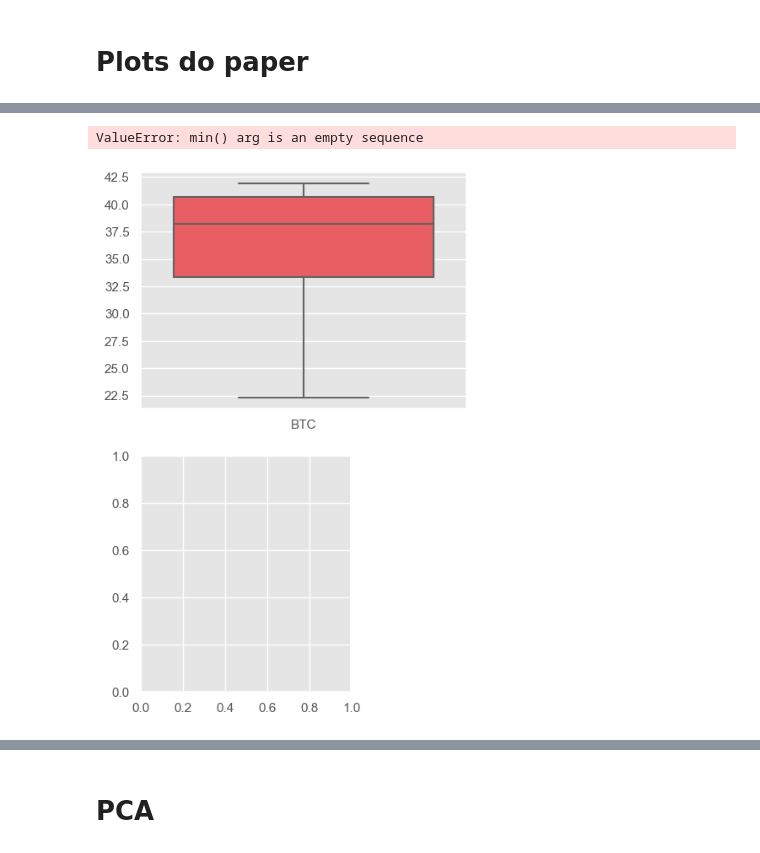
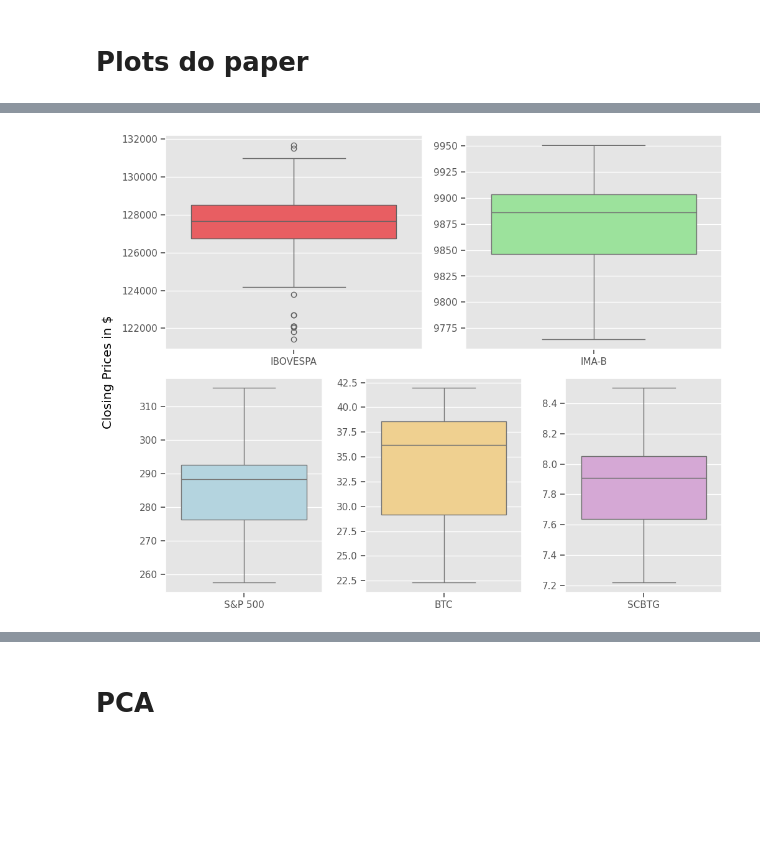
Before and after one commit to Traivok/bss, a Jupyter notebook: main.ipynb, the cells around one changed output, grey strips where cells are left out. Saved outputs shown, nothing was run; the diff lists cells and outputs as text; code cells hidden in the pictures; blank space fills up the shorter version.

```diff
--- a/main.ipynb
+++ b/main.ipynb
@@ -6,11 +6,12 @@ import numpy as np
 import pandas as pd
 import seaborn as sns
 import matplotlib as plt
+import mfn
 
 csv_files = [
-    ('bitcoin_trust.csv', 'BTC'),
+    ('bitcoin_trust.csv', 'IBTC'),
     ('ibovespa.csv', 'IBOVESPA'),
-    ('ima.csv', 'IMA-B'),
+    ('imab.csv', 'IMA-B'),
     ('scbtg.csv', 'SCBTG'),
     ('sp500.csv', 'S&P 500'),
 ]
@@ -228,12 +168,6 @@ for path, name in csv_files:
 
     time_series_list.append((data, name))
 
-group_a = ["BTC"]
-#group_b = ['BNB', 'ETH','SOL','XRP','EUR/USD','NYA','Gold','S&P 500']
-group_b = ['ETH','NYA']
-group_c = ['Gold','S&P 500']
-group_d = ['BNB','SOL','XRP','EUR/USD']
-
 time_series = [x[0] for x in time_series_list]
 labels = [x[1] for x in time_series_list]
 
@@ -244,13 +178,14 @@ data = {
 
 # Create a DataFrame
 df = pd.DataFrame(data)
+#print(data)
+# Create a new column 'group' based on the label
 
-# Create a new column 'group' based on the label
-group_A_labels = ['BTC'] # Group A
-group_B_labels = ['ETH','NYA']   # Group B
-group_C_labels = ['Gold','S&P 500']   # Group C
-group_D_labels = ['BNB','SOL'] # Group D
-group_E_labels = ['XRP','EUR/USD'] # Group D
+group_A_labels = ['IBOVESPA'] # Group A
+group_B_labels = ['S&P 500']   # Group B
+group_C_labels = ['IMA-B']   # Group C
+group_D_labels = ['BTC'] # Group D
+group_E_labels = ['SCBTG'] # Group D
 
 # Create a new column 'group' based on the label
 df['group'] = df['label'].apply(
@@ -261,7 +196,8 @@ df['group'] = df['label'].apply(
 )
 
 # Flatten the lists in the 'data' column
-df_exploded = df.explode('data')
+df_exploded = df.explode('data').reset_index()
+df_exploded['data'].to_markdown()
 
 # Create a figure with a gridspec layout
 fig = plt.figure(figsize=(12, 8))
@@ -272,57 +208,57 @@ ax1 = fig.add_subplot(gs[0, 0:3])
 sns.boxplot(data=df_exploded[df_exploded['group'] == 'A'], x='label', y='data', color="#FF474C", ax=ax1)
 ax1.set_xlabel('')  # Remove x-axis label
 ax1.set_ylabel('')  # Remove y-axis label
-ax1.set_xticklabels(["BTC"])  # Remove x-axis tick labels
+ax1.set_xticks(["IBOVESPA"])  # Remove x-axis tick marks
+ax1.set_xticklabels(["IBOVESPA"])  # Remove x-axis tick labels
 #ax1.set_yticklabels([])  # Remove y-axis tick labels
-#ax1.set_xticks([])  # Remove x-axis tick marks
 #ax1.set_yticks([])  # Remove y-axis tick marks
 
 ax2 = fig.add_subplot(gs[1, 0:2])
-sns.boxplot(data=df_exploded[df_exploded['group'] == 'B'], x='label', y='data', palette=["#FF474C","lightblue"], ax=ax2)
+sns.boxplot(data=df_exploded[df_exploded['group'] == 'B'], x='label', y='data', color="lightblue", ax=ax2)
 ax2.set_xlabel('')  # Remove x-axis label
 ax2.set_ylabel('')  # Remove y-axis label
-ax2.set_xticklabels(group_B_labels)  # Remove x-axis tick labels
-# ax2.set_yticklabels([])  # Remove y-axis tick labels
-# ax2.set_xticks([])  # Remove x-axis tick marks
+ax2.set_xticks(["S&P 500"])  # Remove x-axis tick marks
+ax2.set_xticklabels(["S&P 500"])  # Remove x-axis tick labels
+# ax2.set_yticklabels([])  # Remove y-axis tick label
 # ax2.set_yticks([])  # Remove y-axis tick marks
 
 ax3 = fig.add_subplot(gs[0, 3:6])
-sns.boxplot(data=df_exploded[df_exploded['group'] == 'C'], x='label', y='data', palette=["lightgreen","lightblue"], ax=ax3)
+sns.boxplot(data=df_exploded[df_exploded['group'] == 'C'], x='label', y='data', color="lightgreen", ax=ax3)
 ax3.set_xlabel('')  # Remove x-axis label
 ax3.set_ylabel('')  # Remove y-axis label
+ax3.set_xticks(group_C_labels)  # Remove x-axis tick marks
 ax3.set_xticklabels(group_C_labels)  # Remove x-axis tick labels
 # ax3.set_yticklabels([])  # Remove y-axis tick labels
-# ax3.set_xticks([])  # Remove x-axis tick marks
+#ax3.set_xticks(group_C_labels)  # Remove x-axis tick marks
 # ax3.set_yticks([])  # Remove y-axis tick marks
 
 ax4 = fig.add_subplot(gs[1, 2:4])
-sns.boxplot(data=df_exploded[df_exploded['group'] == 'D'], x='label', y='data', color="#FF474C", ax=ax4)
+sns.boxplot(data=df_exploded[df_exploded['group'] == 'D'], x='label', y='data', color="#FFD580", ax=ax4)
 ax4.set_xlabel('')  # Remove x-axis label
 ax4.set_ylabel('')  # Remove y-axis label
+ax4.set_xticks(group_D_labels)  # Remove x-axis tick marks
 ax4.set_xticklabels(group_D_labels)  # Remove x-axis tick labels
 # ax4.set_yticklabels([])  # Remove y-axis tick labels
-# ax4.set_xticks([])  # Remove x-axis tick marks
 # ax4.set_yticks([])  # Remove y-axis tick marks
 
 ax5 = fig.add_subplot(gs[1, 4:6])
-sns.boxplot(data=df_exploded[df_exploded['group'] == 'E'], x='label', y='data', palette=["#FF474C","#DDA0DD"], ax=ax5)
+sns.boxplot(data=df_exploded[df_exploded['group'] == 'E'], x='label', y='data', color="#DDA0DD", ax=ax5)
 ax5.set_xlabel('')  # Remove x-axis label
 ax5.set_ylabel('')  # Remove y-axis label
+ax5.set_xticks(group_E_labels)  # Remove x-axis tick marks
 ax5.set_xticklabels(group_E_labels)  # Remove x-axis tick labels
 # ax5.set_yticklabels([])  # Remove y-axis tick labels
-# ax5.set_xticks([])  # Remove x-axis tick marks
 # ax5.set_yticks([])  # Remove y-axis tick marks
 
 # Adjust spacing between subplots
 plt.subplots_adjust(wspace=0.9)
-fig.supylabel("Closing Prices in $", x=0.05)
-plt.savefig("imgs/boxplot.png", bbox_inches='tight', pad_inches=0.1)
+fig.supylabel("Closing Prices in $", x=0.02)
+plt.savefig("imgs/boxplot_v1.png", bbox_inches='tight', pad_inches=0.1)
 # Show the plot
 plt.tight_layout()
 plt.show()
 # %% [output]
-ValueError: min() arg is an empty sequence
-[figure, old version]
+[figure, new version]
 # %%
 from matplotlib import pyplot as plt
 
```
Also changed, not shown: parts of 17 cells of this notebook, 36 other files.
